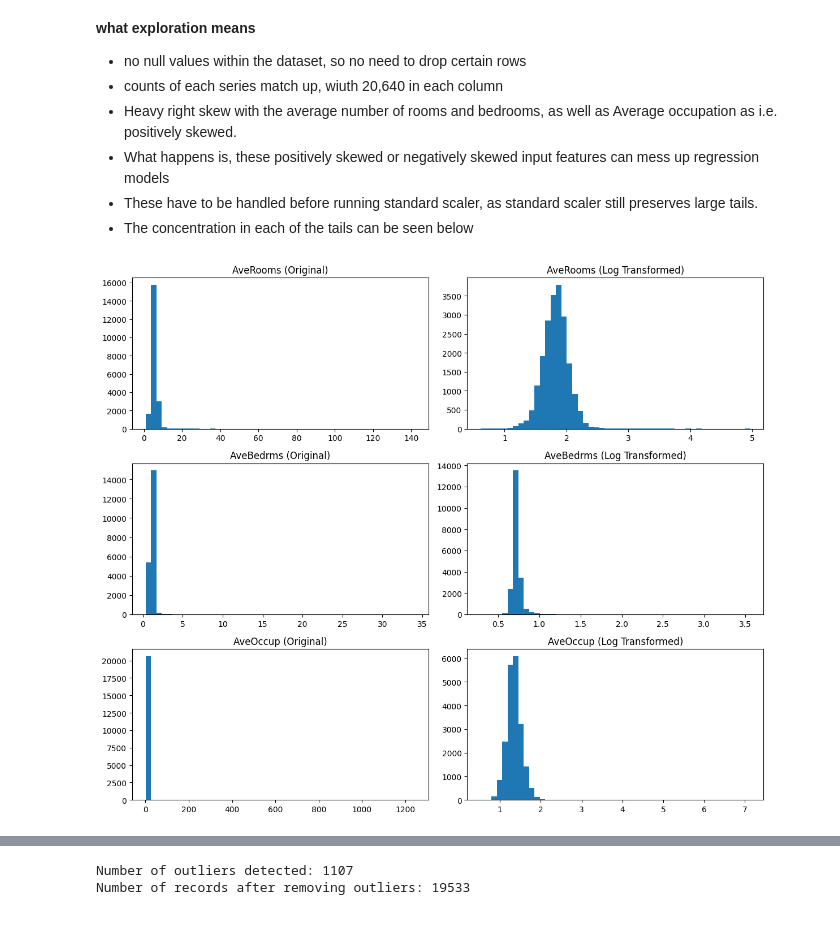
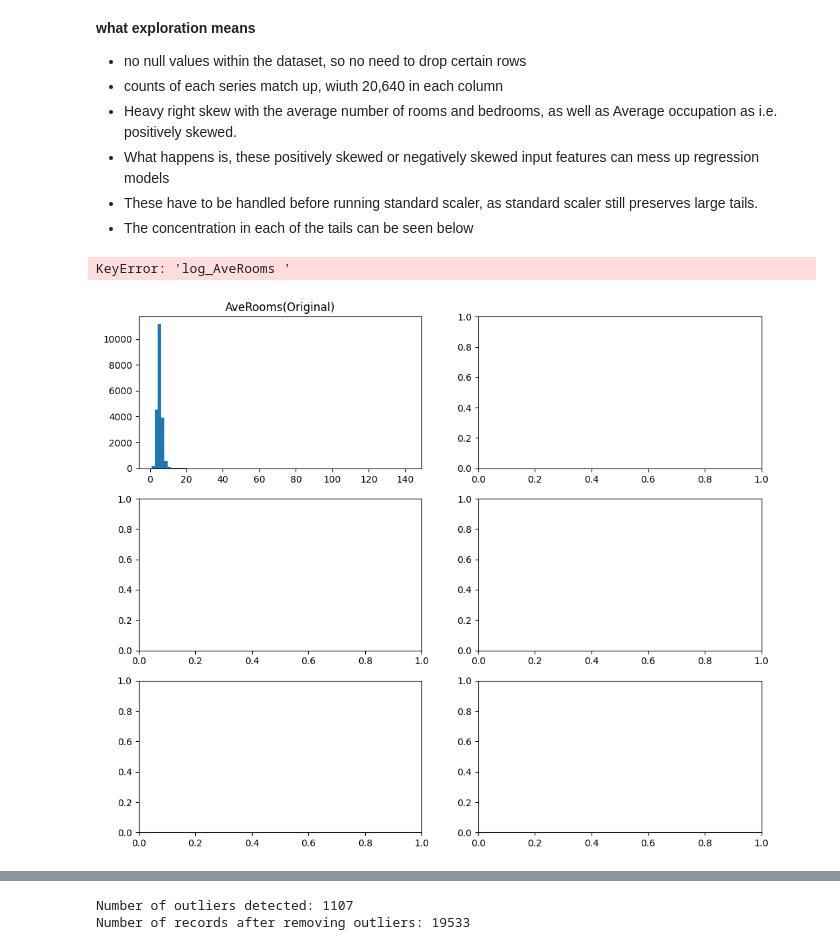
Before and after one commit to xplj5935-uol/california-house-prices, a Jupyter notebook: Workflow 1-3.ipynb, the cells around one changed output, grey strips where cells are left out. Cells and saved outputs as stored; diff of their text form; code cells hidden in the pictures.

```diff
--- a/Workflow 1-3.ipynb
+++ b/Workflow 1-3.ipynb
@@ -61,17 +61,19 @@ df.describe()
 # %%
 # Apply log transformation to right-skewed columns
 df['log_AveRooms'] = np.log1p(df['AveRooms'])
-df['log_AveBedrms'] = np.log1p(df['AveBedrms'])
+df['log_AveBedrms' ] = np.log1p(df['AveBedrms'])
 df['log_AveOccup'] = np.log1p(df['AveOccup'])
 
 # Compare distributions before and after
-fig, axes = plt.subplots(3, 2, figsize=(12, 10))
+fig,  axes =  plt.subplots(3 , 2, figsize=(12, 10))
 for idx, col in enumerate(['AveRooms', 'AveBedrms', 'AveOccup']):
-    axes[idx, 0].hist(df[col], bins=50)
-    axes[idx, 0].set_title(f'{col} (Original)')
-    axes[idx, 1].hist(df[f'log_{col}'], bins=50)
-    axes[idx, 1].set_title(f'{col} (Log Transformed)')
+    axes[idx, 0].hist(df[col] , bins=80) #kept bins at 80 to identify outliers more easily
+    axes[idx, 0].set_title(f'{col}(Original)')
+    axes[idx, 1].hist(df[f'log_{col} '], bins=80)
+    axes[idx, 1].set_title(f'{col}   (Log Transformed)')
+
 plt.tight_layout()
 plt.show()
 # %% [output]
+KeyError: 'log_AveRooms '
-[figure, old version]
+[figure, new version]
```
Also changed, not shown: parts of 21 cells of this notebook.
